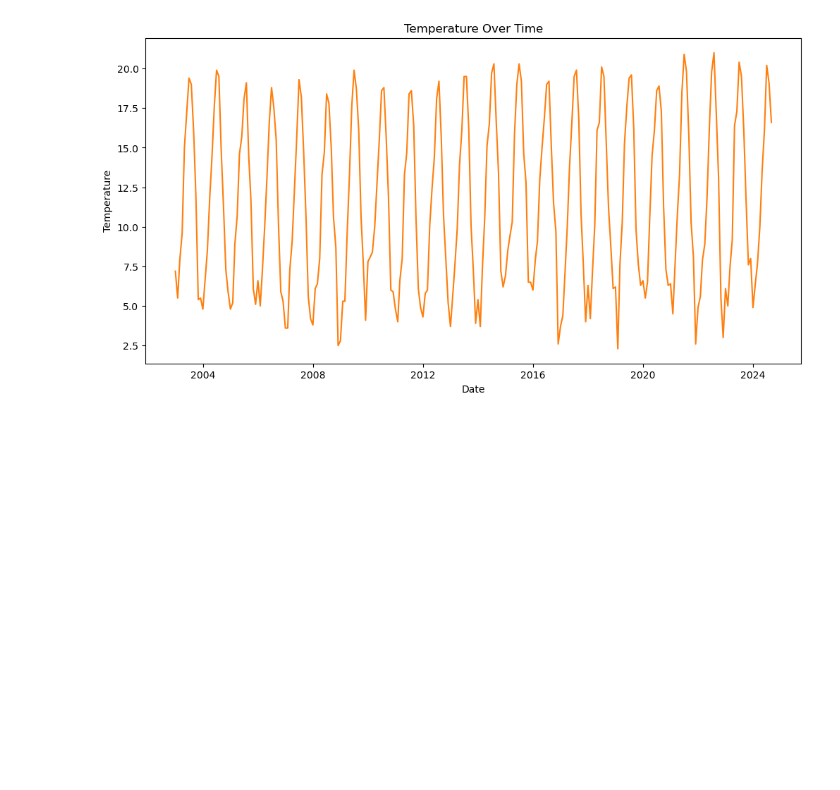
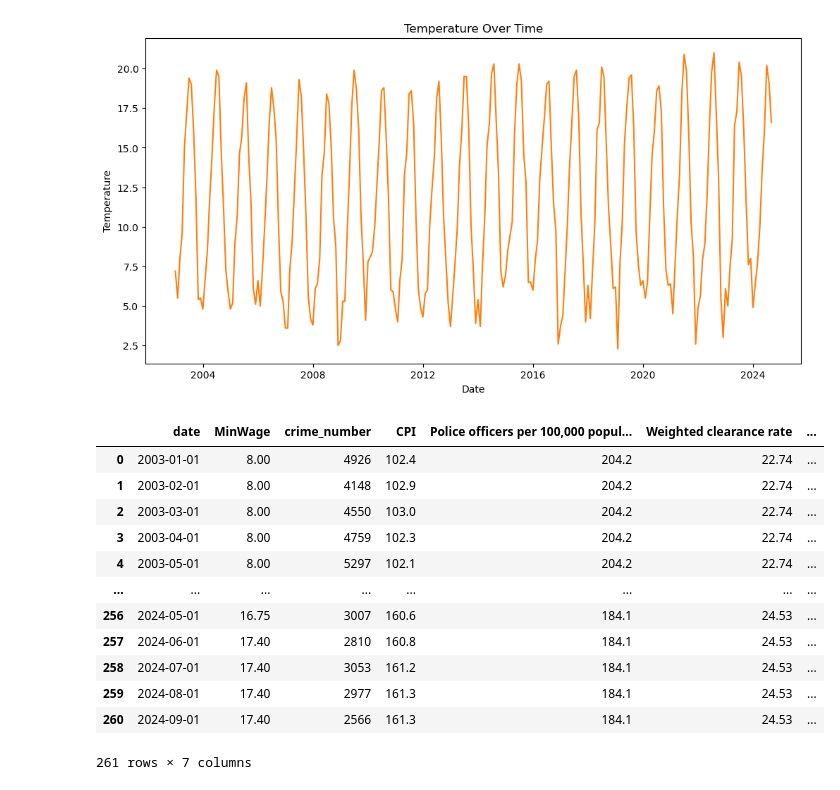
Before and after one commit to HantzeWANG/ECON490, a Jupyter notebook: CrimePrediction.ipynb, the cells around one changed output. Cells and saved outputs as stored; diff of their text form; code cells hidden in the pictures; blank space fills up the shorter version.

```diff
--- a/CrimePrediction.ipynb
+++ b/CrimePrediction.ipynb
@@ -146,3 +141,27 @@ plt.ylabel('Temperature')
 plt.show()
 # %% [output]
 [figure]
+# %%
+police_data = pd.read_csv("./unemployment_police.csv")
+
+police_data['Date'] = pd.to_datetime(police_data['Date'])
+
+police_data.rename(columns={'Date': 'date'}, inplace=True)
+
+merged_df = pd.merge(monthly_df, police_data, how='left', on='date')
+
+merged_df.head(1000)
+# %% [output]
+|  | date | MinWage | crime_number | CPI | Police officers per 100,000 popul... | Weighted clearance rate | ... |
+| 0 | 2003-01-01 | 8.00 | 4926 | 102.4 | 204.2 | 22.74 | ... |
+| 1 | 2003-02-01 | 8.00 | 4148 | 102.9 | 204.2 | 22.74 | ... |
+| 2 | 2003-03-01 | 8.00 | 4550 | 103.0 | 204.2 | 22.74 | ... |
+| 3 | 2003-04-01 | 8.00 | 4759 | 102.3 | 204.2 | 22.74 | ... |
+| 4 | 2003-05-01 | 8.00 | 5297 | 102.1 | 204.2 | 22.74 | ... |
+| ... | ... | ... | ... | ... | ... | ... | ... |
+| 256 | 2024-05-01 | 16.75 | 3007 | 160.6 | 184.1 | 24.53 | ... |
+| 257 | 2024-06-01 | 17.40 | 2810 | 160.8 | 184.1 | 24.53 | ... |
+| 258 | 2024-07-01 | 17.40 | 3053 | 161.2 | 184.1 | 24.53 | ... |
+| 259 | 2024-08-01 | 17.40 | 2977 | 161.3 | 184.1 | 24.53 | ... |
+| 260 | 2024-09-01 | 17.40 | 2566 | 161.3 | 184.1 | 24.53 | ... |
+261 rows × 7 columns
```
Also changed, not shown: parts of 3 cells of this notebook, 4 other files.
